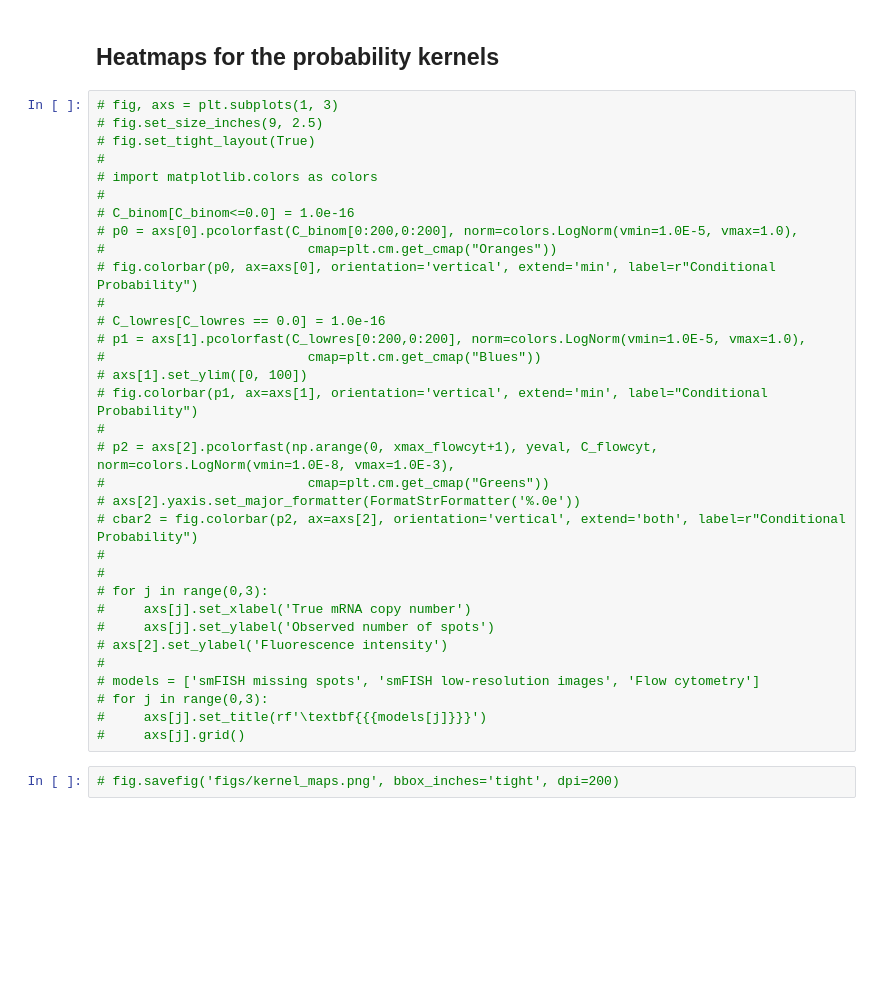
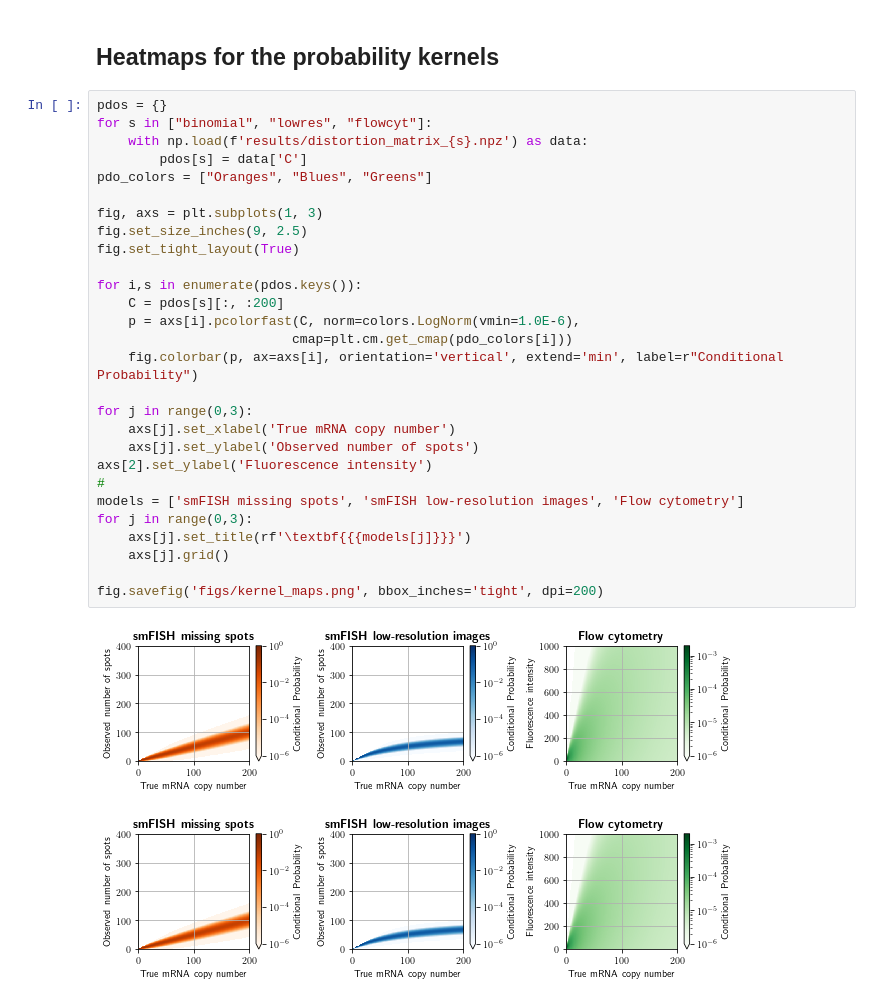
Before and after one commit to voduchuy/NoisyMeasurementFIM, a Jupyter notebook: bursting_gene/bursting_gene_plots.ipynb, the cells around one changed output. Saved outputs shown, nothing was run; the diff lists cells and outputs as text; blank space fills up the shorter version.

```diff
--- a/bursting_gene/bursting_gene_plots.ipynb
+++ b/bursting_gene/bursting_gene_plots.ipynb
@@ -191,37 +193,33 @@ fig.savefig("figs/mixture_dopt.png", bbox_inches="tight", dpi=300)
 # %% [markdown]
 ## Heatmaps for the probability kernels
 # %%
-# fig, axs = plt.subplots(1, 3)
-# fig.set_size_inches(9, 2.5)
-# fig.set_tight_layout(True)
+pdos = {}
+for s in ["binomial", "lowres", "flowcyt"]:
+    with np.load(f'results/distortion_matrix_{s}.npz') as data:
+        pdos[s] = data['C']
+pdo_colors = ["Oranges", "Blues", "Greens"]
+
+fig, axs = plt.subplots(1, 3)
+fig.set_size_inches(9, 2.5)
+fig.set_tight_layout(True)
+
+for i,s in enumerate(pdos.keys()):
+    C = pdos[s][:, :200]
+    p = axs[i].pcolorfast(C, norm=colors.LogNorm(vmin=1.0E-6),
+                         cmap=plt.cm.get_cmap(pdo_colors[i]))
+    fig.colorbar(p, ax=axs[i], orientation='vertical', extend='min', label=r"Conditional Probability")
+
+for j in range(0,3):
+    axs[j].set_xlabel('True mRNA copy number')
+    axs[j].set_ylabel('Observed number of spots')
+axs[2].set_ylabel('Fluorescence intensity')
 #
-# import matplotlib.colors as colors
-#
-# C_binom[C_binom<=0.0] = 1.0e-16
-# p0 = axs[0].pcolorfast(C_binom[0:200,0:200], norm=colors.LogNorm(vmin=1.0E-5, vmax=1.0),
-#                          cmap=plt.cm.get_cmap("Oranges"))
-# fig.colorbar(p0, ax=axs[0], orientation='vertical', extend='min', label=r"Conditional Probability")
-#
-# C_lowres[C_lowres == 0.0] = 1.0e-16
-# p1 = axs[1].pcolorfast(C_lowres[0:200,0:200], norm=colors.LogNorm(vmin=1.0E-5, vmax=1.0),
-#                          cmap=plt.cm.get_cmap("Blues"))
-# axs[1].set_ylim([0, 100])
-# fig.colorbar(p1, ax=axs[1], orientation='vertical', extend='min', label="Conditional Probability")
-#
-# p2 = axs[2].pcolorfast(np.arange(0, xmax_flowcyt+1), yeval, C_flowcyt, norm=colors.LogNorm(vmin=1.0E-8, vmax=1.0E-3),
-#                          cmap=plt.cm.get_cmap("Greens"))
-# axs[2].yaxis.set_major_formatter(FormatStrFormatter('%.0e'))
-# cbar2 = fig.colorbar(p2, ax=axs[2], orientation='vertical', extend='both', label=r"Conditional Probability")
-#
-#
-# for j in range(0,3):
-#     axs[j].set_xlabel('True mRNA copy number')
-#     axs[j].set_ylabel('Observed number of spots')
-# axs[2].set_ylabel('Fluorescence intensity')
-#
-# models = ['smFISH missing spots', 'smFISH low-resolution images', 'Flow cytometry']
-# for j in range(0,3):
-#     axs[j].set_title(rf'\textbf{{{models[j]}}}')
-#     axs[j].grid()
+models = ['smFISH missing spots', 'smFISH low-resolution images', 'Flow cytometry']
+for j in range(0,3):
+    axs[j].set_title(rf'\textbf{{{models[j]}}}')
+    axs[j].grid()
+
+fig.savefig('figs/kernel_maps.png', bbox_inches='tight', dpi=200)
+# %% [output]
+[figure, added]
+[figure, added]
-# %%
-# fig.savefig('figs/kernel_maps.png', bbox_inches='tight', dpi=200)
```
Also changed, not shown: parts of 5 cells of this notebook, 3 other files.
